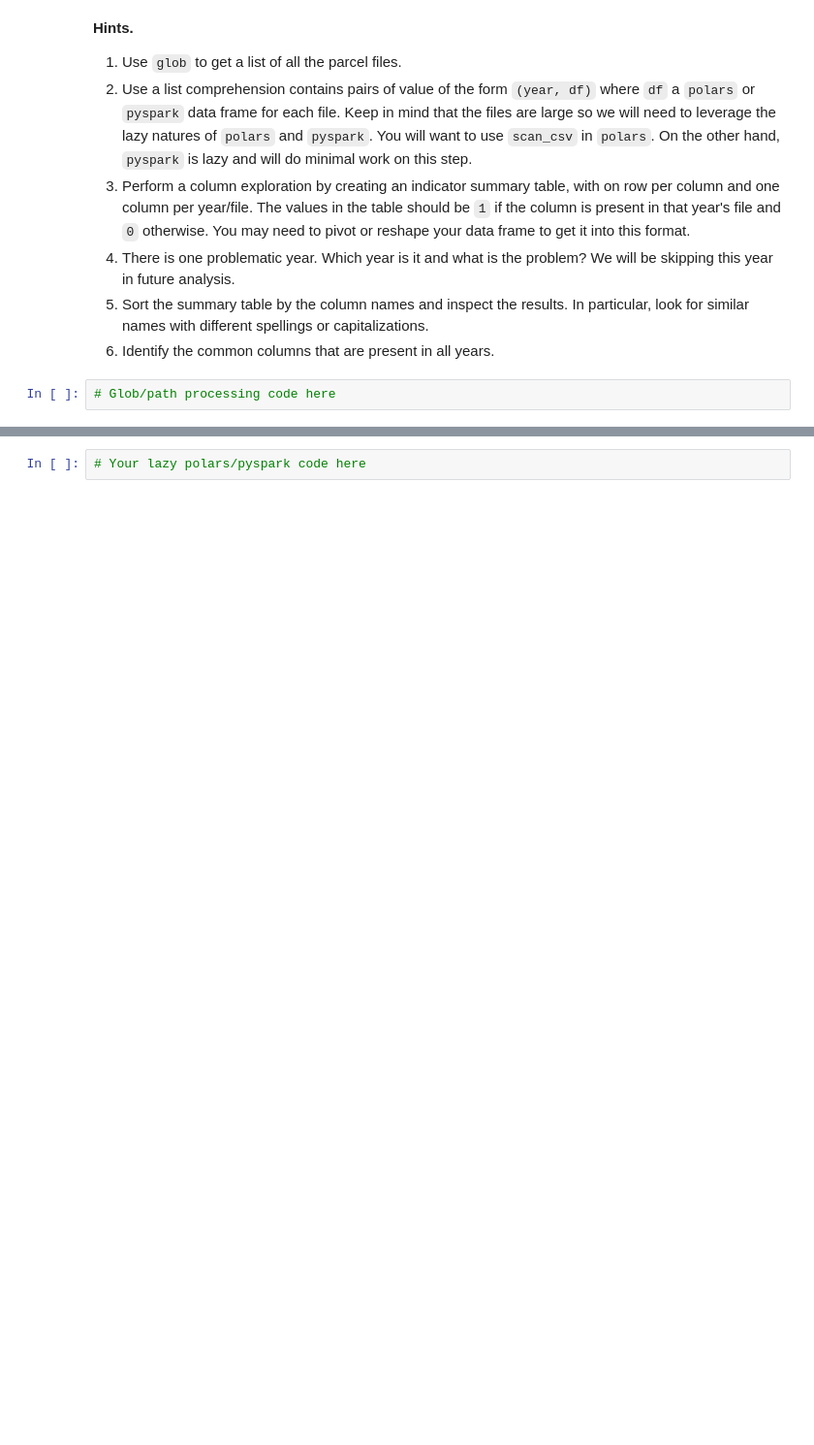
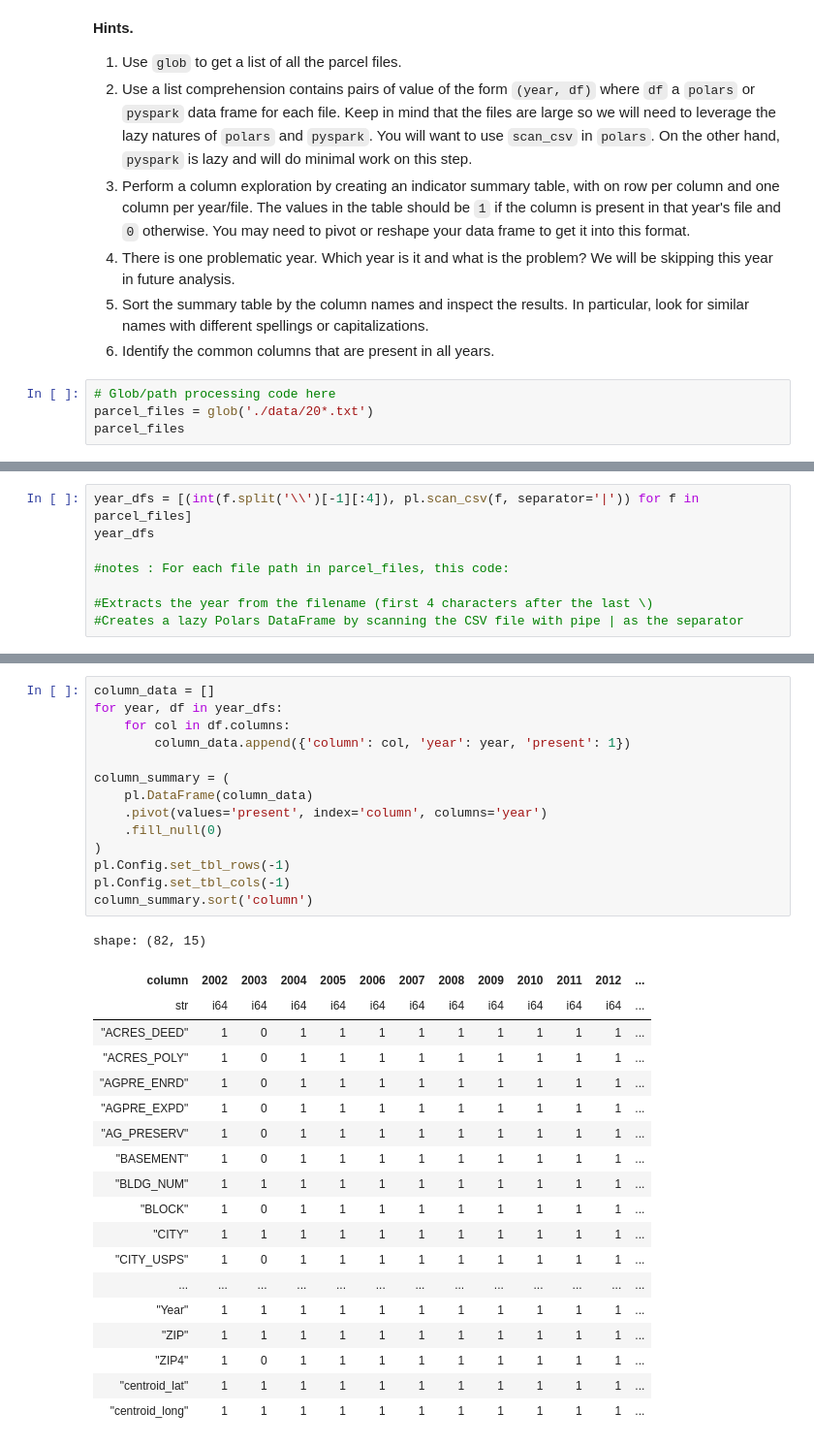
Before and after one commit to garettprestholdt/326_Final, a Jupyter notebook: project_2_lab_1_download_and_investigate_property_columns_V2.ipynb, the cells around one changed output, grey strips where cells are left out. Shown: that part at 97% size. Drawn from its saved outputs; the diff is of its cells as text; blank space fills up the shorter version.

Commit message:
updated Lab 1, added column .py

```diff
--- a/project_2_lab_1_download_and_investigate_property_columns_V2.ipynb
+++ b/project_2_lab_1_download_and_investigate_property_columns_V2.ipynb
@@ -51,3 +73,5 @@ head ...
 6. Identify the common columns that are present in all years.
 # %%
 # Glob/path processing code here
+parcel_files = glob('./data/20*.txt')
+parcel_files
@@ -53,0 +93,8 @@ head ...
+# %%
+year_dfs = [(int(f.split('\\')[-1][:4]), pl.scan_csv(f, separator='|')) for f in parcel_files]
+year_dfs
+
+#notes : For each file path in parcel_files, this code:
+
+#Extracts the year from the filename (first 4 characters after the last \)
+#Creates a lazy Polars DataFrame by scanning the CSV file with pipe | as the separator
@@ -54,3 +116,35 @@ head ...
 # %%
-# Your lazy polars/pyspark code here
+column_data = []
+for year, df in year_dfs:
+    for col in df.columns:
+        column_data.append({'column': col, 'year': year, 'present': 1})
+
+column_summary = (
+    pl.DataFrame(column_data)
+    .pivot(values='present', index='column', columns='year')
+    .fill_null(0)
+)
+pl.Config.set_tbl_rows(-1)
+pl.Config.set_tbl_cols(-1)
+column_summary.sort('column')
+# %% [output]
+shape: (82, 15)
+| column | 2002 | 2003 | 2004 | 2005 | 2006 | 2007 | 2008 | 2009 | 2010 | 2011 | 2012 | ... |
+| str | i64 | i64 | i64 | i64 | i64 | i64 | i64 | i64 | i64 | i64 | i64 | ... |
+| "ACRES_DEED" | 1 | 0 | 1 | 1 | 1 | 1 | 1 | 1 | 1 | 1 | 1 | ... |
+| "ACRES_POLY" | 1 | 0 | 1 | 1 | 1 | 1 | 1 | 1 | 1 | 1 | 1 | ... |
+| "AGPRE_ENRD" | 1 | 0 | 1 | 1 | 1 | 1 | 1 | 1 | 1 | 1 | 1 | ... |
+| "AGPRE_EXPD" | 1 | 0 | 1 | 1 | 1 | 1 | 1 | 1 | 1 | 1 | 1 | ... |
+| "AG_PRESERV" | 1 | 0 | 1 | 1 | 1 | 1 | 1 | 1 | 1 | 1 | 1 | ... |
+| "BASEMENT" | 1 | 0 | 1 | 1 | 1 | 1 | 1 | 1 | 1 | 1 | 1 | ... |
+| "BLDG_NUM" | 1 | 1 | 1 | 1 | 1 | 1 | 1 | 1 | 1 | 1 | 1 | ... |
+| "BLOCK" | 1 | 0 | 1 | 1 | 1 | 1 | 1 | 1 | 1 | 1 | 1 | ... |
+| "CITY" | 1 | 1 | 1 | 1 | 1 | 1 | 1 | 1 | 1 | 1 | 1 | ... |
+| "CITY_USPS" | 1 | 0 | 1 | 1 | 1 | 1 | 1 | 1 | 1 | 1 | 1 | ... |
+| ... | ... | ... | ... | ... | ... | ... | ... | ... | ... | ... | ... | ... |
+| "Year" | 1 | 1 | 1 | 1 | 1 | 1 | 1 | 1 | 1 | 1 | 1 | ... |
+| "ZIP" | 1 | 1 | 1 | 1 | 1 | 1 | 1 | 1 | 1 | 1 | 1 | ... |
+| "ZIP4" | 1 | 0 | 1 | 1 | 1 | 1 | 1 | 1 | 1 | 1 | 1 | ... |
+| "centroid_lat" | 1 | 1 | 1 | 1 | 1 | 1 | 1 | 1 | 1 | 1 | 1 | ... |
+| "centroid_long" | 1 | 1 | 1 | 1 | 1 | 1 | 1 | 1 | 1 | 1 | 1 | ... |
 # %%
```
Also changed, not shown: parts of 13 cells of this notebook, 1 other file.
